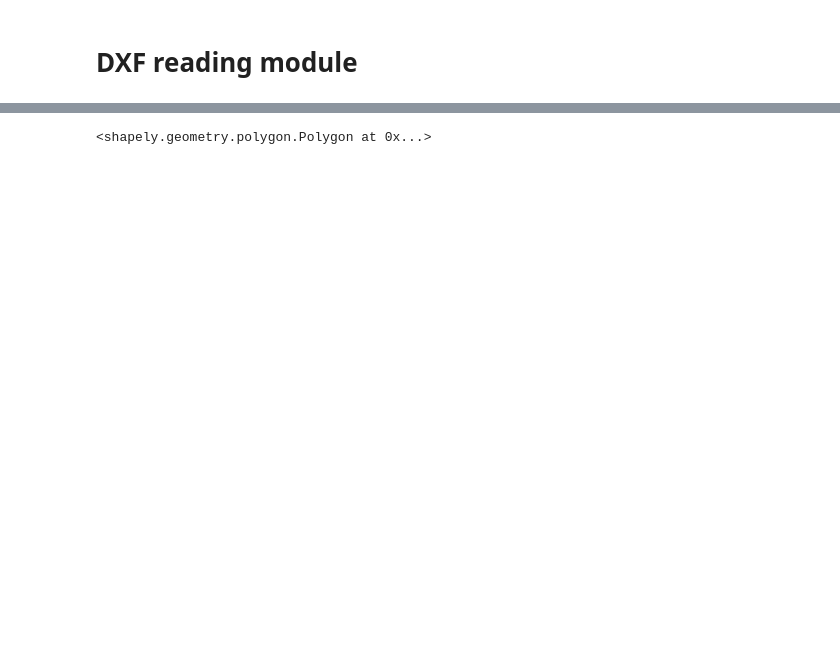
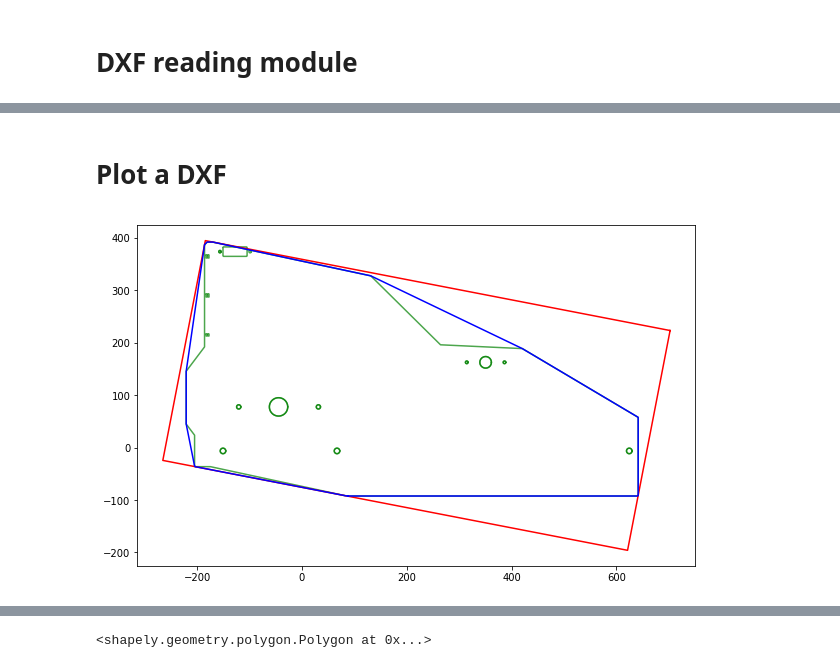
Before and after one commit to rudloffl/sheet-metal-cost-calculator, a Jupyter notebook: Notebooks/A1 - dxf parsing.ipynb, the cells around one changed output, grey strips where cells are left out. Cells and saved outputs as stored; diff of their text form; code cells hidden in the pictures; blank space fills up the shorter version.

```diff
--- a/Notebooks/A1 - dxf parsing.ipynb
+++ b/Notebooks/A1 - dxf parsing.ipynb
@@ -133,0 +236,26 @@ plt.show()
+# %% [markdown]
+# Plot a DXF
+# %%
+def plot_dxf(dxfdetails):
+    fig = plt.figure(figsize=(10,10))
+    ax = fig.add_subplot(111)
+    for closedsection in dxfdetails['closed_patterns']:
+        poly = Polygon(closedsection)
+        x, y = poly.exterior.xy
+        plt.plot(x, y, color='g', alpha=0.7, solid_capstyle='round')
+
+    poly = Polygon(dxfdetails['minimum_rectangle_coords'])
+    x, y = poly.exterior.xy
+    plt.plot(x, y, color='r')
+
+    poly = Polygon(dxfdetails['convex_hull_coords'])
+    x, y = poly.exterior.xy
+    plt.plot(x, y, color='b')
+
+    ax.set_aspect('equal')
+
+    plt.show()
+
+plot_dxf(details)
+# %% [output]
+[figure, added]
```
Also changed, not shown: parts of 19 cells of this notebook.
